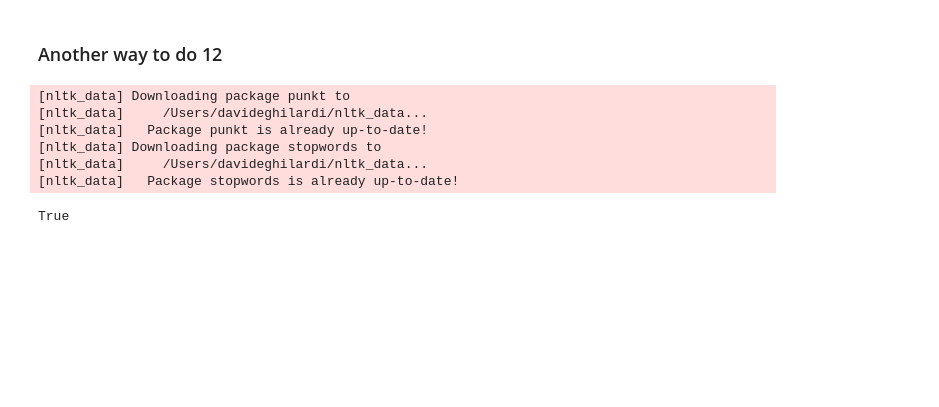
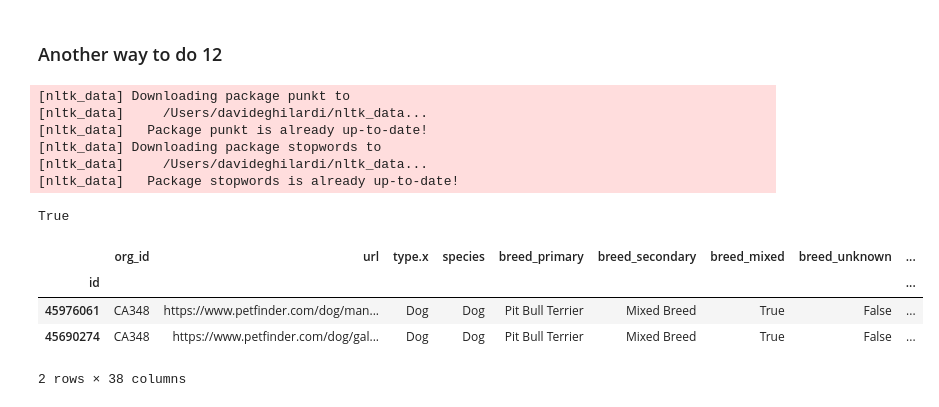
Before and after one commit to DavideGhilardi/FCSproject, a Jupyter notebook: adoptions.ipynb, the cells around one changed output. Saved outputs shown, nothing was run; the diff lists cells and outputs as text; code cells hidden in the pictures; blank space fills up the shorter version.

```diff
--- a/adoptions.ipynb
+++ b/adoptions.ipynb
@@ -569,0 +570,8 @@ for i in tqdm(range(len(all_combs))):
+# %%
+dogs2.loc[dups[0]]
+# %% [output]
+|  | org_id | url | type.x | species | breed_primary | breed_secondary | breed_mixed | breed_unknown | ... |
+| id |  |  |  |  |  |  |  |  | ... |
+| 45976061 | CA348 | https://www.petfinder.com/dog/man... | Dog | Dog | Pit Bull Terrier | Mixed Breed | True | False | ... |
+| 45690274 | CA348 | https://www.petfinder.com/dog/gal... | Dog | Dog | Pit Bull Terrier | Mixed Breed | True | False | ... |
+2 rows × 38 columns
```
Also changed, not shown: parts of 2 cells of this notebook.
